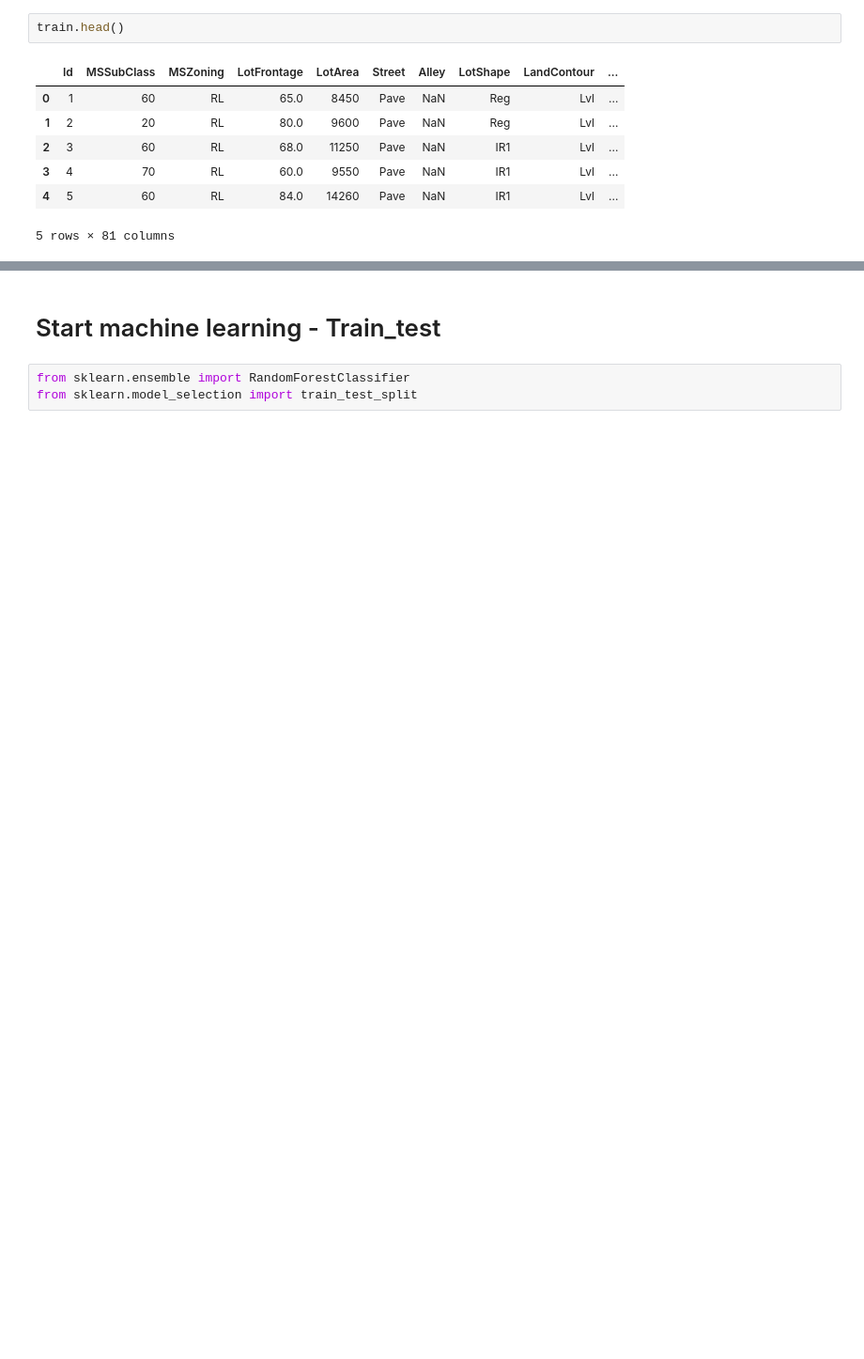
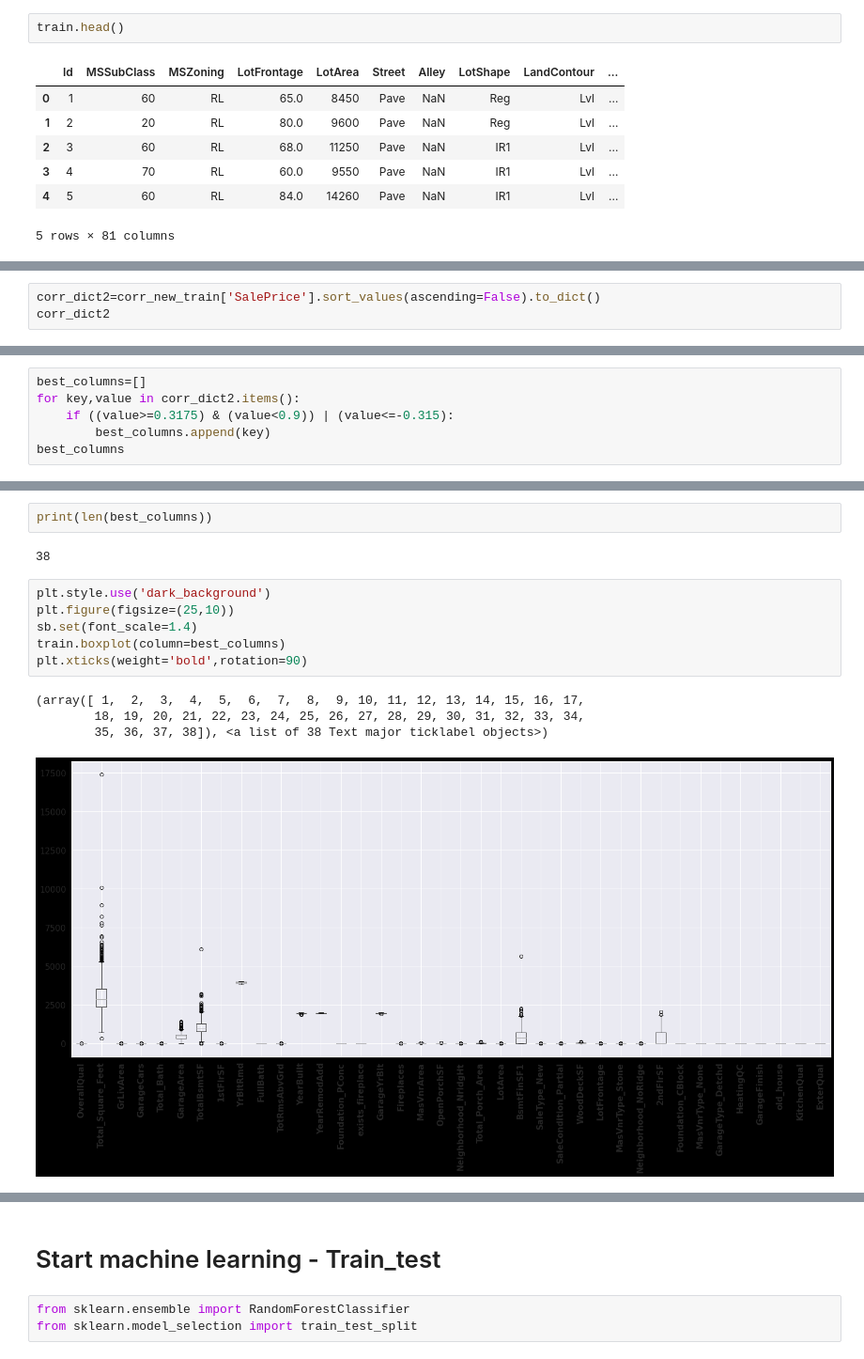
Before and after one commit to flaakira/Kaggle, a Jupyter notebook: House_prices.ipynb, the cells around one changed output, grey strips where cells are left out. Shown at 94% size. Cells and saved outputs as stored; diff of their text form; blank space fills up the shorter version.

```diff
--- a/House_prices.ipynb
+++ b/House_prices.ipynb
@@ -21,0 +277,3 @@ train.head()
+# %%
+corr_dict2=corr_new_train['SalePrice'].sort_values(ascending=False).to_dict()
+corr_dict2
@@ -21,0 +298,6 @@ train.head()
+# %%
+best_columns=[]
+for key,value in corr_dict2.items():
+    if ((value>=0.3175) & (value<0.9)) | (value<=-0.315):
+        best_columns.append(key)
+best_columns
@@ -21,0 +322,15 @@ train.head()
+# %%
+print(len(best_columns))
+# %% [output]
+38
+# %%
+plt.style.use('dark_background')
+plt.figure(figsize=(25,10))
+sb.set(font_scale=1.4)
+train.boxplot(column=best_columns)
+plt.xticks(weight='bold',rotation=90)
+# %% [output]
+(array([ 1,  2,  3,  4,  5,  6,  7,  8,  9, 10, 11, 12, 13, 14, 15, 16, 17,
+        18, 19, 20, 21, 22, 23, 24, 25, 26, 27, 28, 29, 30, 31, 32, 33, 34,
+        35, 36, 37, 38]), <a list of 38 Text major ticklabel objects>)
+[figure, added]
```
Also changed, not shown: parts of 95 cells of this notebook.
